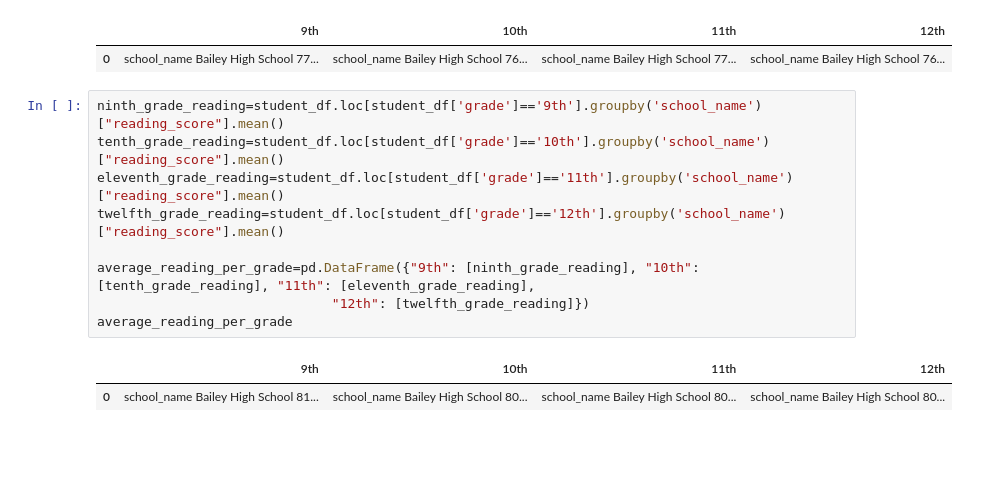
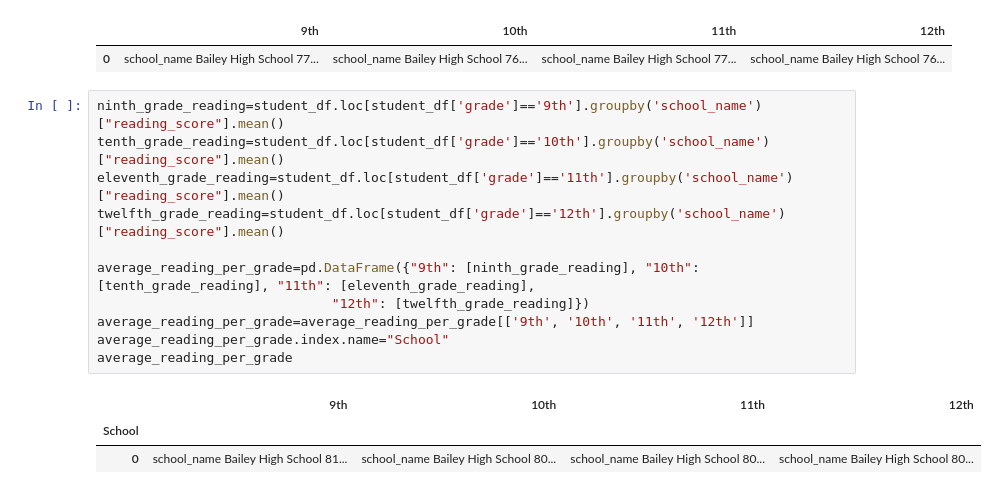
Before and after one commit to cynthiazhang88/Pandas-Challenge, a Jupyter notebook: PyCitySchools/PyCitySchools_starter.ipyb/PyCitySchools Data.ipynb, the cells around one changed output. Drawn from its saved outputs; the diff is of its cells as text; blank space fills up the shorter version.

Commit message:
Math and Reading Scores by Grade

```diff
--- a/PyCitySchools/PyCitySchools_starter.ipyb/PyCitySchools Data.ipynb
+++ b/PyCitySchools/PyCitySchools_starter.ipyb/PyCitySchools Data.ipynb
@@ -318,12 +318,15 @@ average_math_per_grade
 # %%
 ninth_grade_reading=student_df.loc[student_df['grade']=='9th'].groupby('school_name')["reading_score"].mean()
 tenth_grade_reading=student_df.loc[student_df['grade']=='10th'].groupby('school_name')["reading_score"].mean()
 eleventh_grade_reading=student_df.loc[student_df['grade']=='11th'].groupby('school_name')["reading_score"].mean()
 twelfth_grade_reading=student_df.loc[student_df['grade']=='12th'].groupby('school_name')["reading_score"].mean()
 
 average_reading_per_grade=pd.DataFrame({"9th": [ninth_grade_reading], "10th": [tenth_grade_reading], "11th": [eleventh_grade_reading],
                               "12th": [twelfth_grade_reading]})
+average_reading_per_grade=average_reading_per_grade[['9th', '10th', '11th', '12th']]
+average_reading_per_grade.index.name="School"
 average_reading_per_grade
 # %% [output]
 |  | 9th | 10th | 11th | 12th |
+| School |  |  |  |  |
 | 0 | school_name Bailey High School 81... | school_name Bailey High School 80... | school_name Bailey High School 80... | school_name Bailey High School 80... |
```
